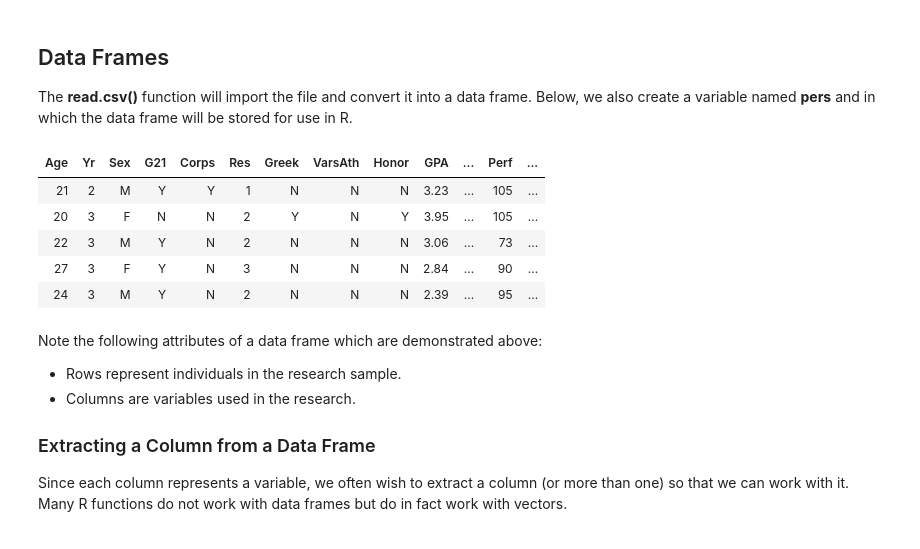
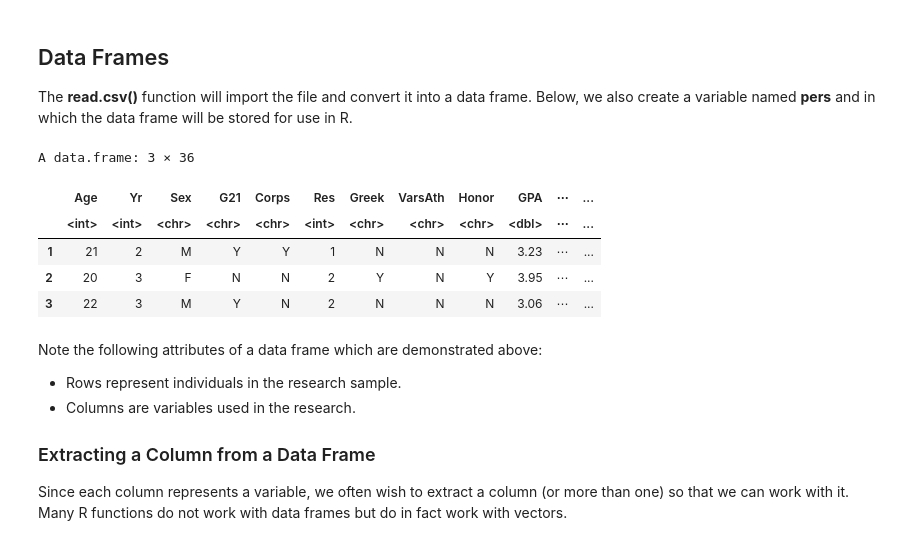
Before and after one commit to UNGdatascience/3350, a Jupyter notebook: S0_Intro_Data_Descriptives_Graphics.ipynb, the cells around one changed output. Cells and saved outputs as stored; diff of their text form; code cells hidden in the pictures.

```diff
--- a/S0_Intro_Data_Descriptives_Graphics.ipynb
+++ b/S0_Intro_Data_Descriptives_Graphics.ipynb
@@ -10,14 +10,14 @@ We often use the **personality** data set for examples which is stored on [Dr. S
 The **read.csv()** function will import the file and convert it into a data frame. Below, we also create a variable named **pers** and in which the data frame will be stored for use in R.
 # %%
 pers <- read.csv('https://faculty.ung.edu/rsinn/data/personality.csv')
-head(pers,5)
+head(pers,3)
 # %% [output]
+A data.frame: 3 × 36
-| Age | Yr | Sex | G21 | Corps | Res | Greek | VarsAth | Honor | GPA | ... | Perf | ... |
-| 21 | 2 | M | Y | Y | 1 | N | N | N | 3.23 | ... | 105 | ... |
-| 20 | 3 | F | N | N | 2 | Y | N | Y | 3.95 | ... | 105 | ... |
-| 22 | 3 | M | Y | N | 2 | N | N | N | 3.06 | ... | 73 | ... |
-| 27 | 3 | F | Y | N | 3 | N | N | N | 2.84 | ... | 90 | ... |
-| 24 | 3 | M | Y | N | 2 | N | N | N | 2.39 | ... | 95 | ... |
+|  | Age | Yr | Sex | G21 | Corps | Res | Greek | VarsAth | Honor | GPA | ⋯ | ... |
+|  | <int> | <int> | <chr> | <chr> | <chr> | <int> | <chr> | <chr> | <chr> | <dbl> | ⋯ | ... |
+| 1 | 21 | 2 | M | Y | Y | 1 | N | N | N | 3.23 | ⋯ | ... |
+| 2 | 20 | 3 | F | N | N | 2 | Y | N | Y | 3.95 | ⋯ | ... |
+| 3 | 22 | 3 | M | Y | N | 2 | N | N | N | 3.06 | ⋯ | ... |
 # %% [markdown]
 Note the following attributes of a data frame which are demonstrated above:
 - Rows represent individuals in the research sample.
```
Also changed, not shown: parts of 20 cells of this notebook, 7 other files.
